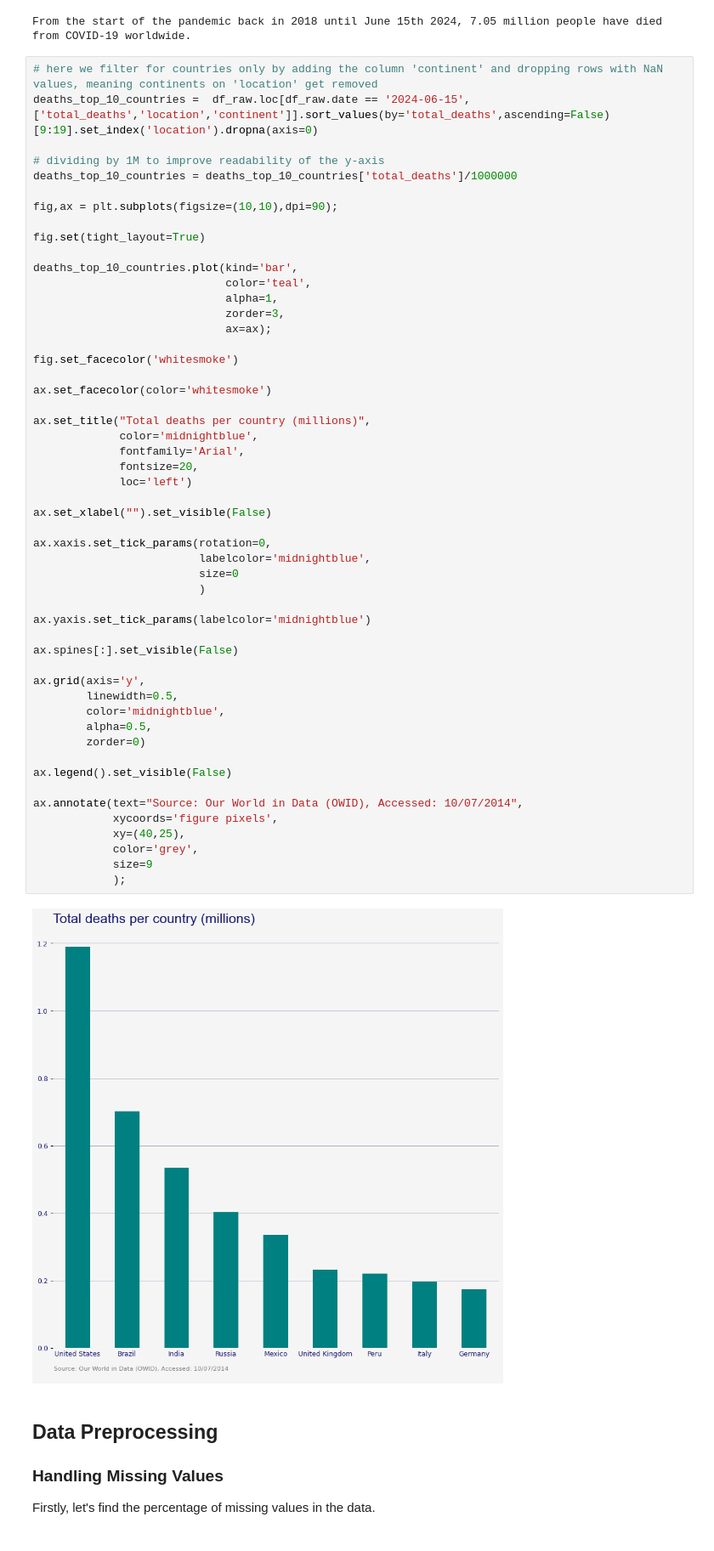
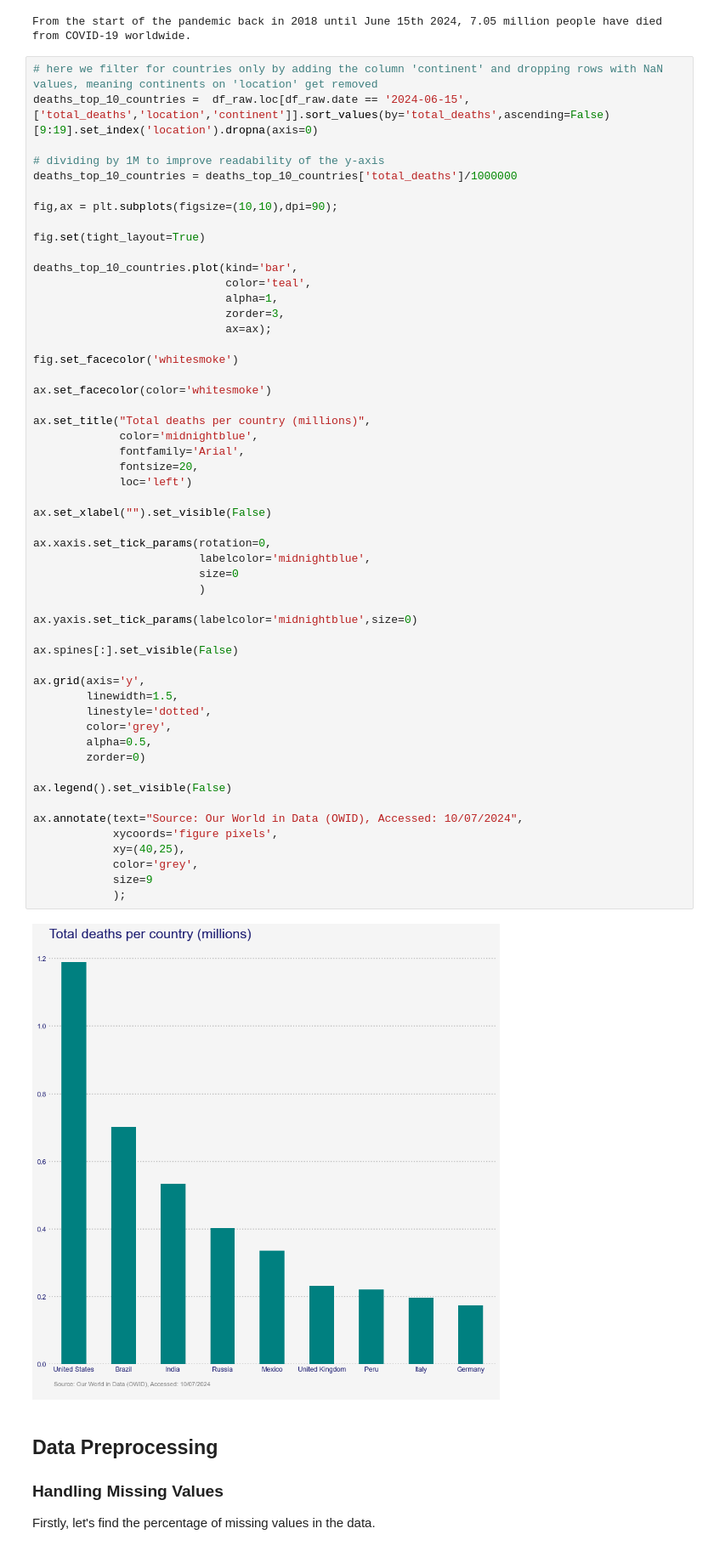
Before and after one commit to pedrohfm/dsnp, a Jupyter notebook: data-visualisation/covid-19-overview-in-brazil.ipynb, the cells around one changed output. Shown at 85% size. Saved outputs shown, nothing was run; the diff lists cells and outputs as text.

Commit message:
data-storytelling

```diff
--- a/data-visualisation/covid-19-overview-in-brazil.ipynb
+++ b/data-visualisation/covid-19-overview-in-brazil.ipynb
@@ -218,38 +212,39 @@ fig.set_facecolor('whitesmoke')
 ax.set_facecolor(color='whitesmoke')
 
 ax.set_title("Total deaths per country (millions)",
              color='midnightblue',
              fontfamily='Arial',
              fontsize=20,
              loc='left')
 
 ax.set_xlabel("").set_visible(False)
 
 ax.xaxis.set_tick_params(rotation=0,
                          labelcolor='midnightblue',
                          size=0
                          )
 
-ax.yaxis.set_tick_params(labelcolor='midnightblue')
+ax.yaxis.set_tick_params(labelcolor='midnightblue',size=0)
 
 ax.spines[:].set_visible(False)
 
 ax.grid(axis='y',
-        linewidth=0.5,
-        color='midnightblue',
+        linewidth=1.5,
+        linestyle='dotted',
+        color='grey',
         alpha=0.5,
         zorder=0)
 
 ax.legend().set_visible(False)
 
-ax.annotate(text="Source: Our World in Data (OWID), Accessed: 10/07/2014",
+ax.annotate(text="Source: Our World in Data (OWID), Accessed: 10/07/2024",
             xycoords='figure pixels',
             xy=(40,25),
             color='grey',
             size=9
             );
 # %% [output]
-[figure, old version]
+[figure, new version]
 # %% [markdown]
 ## Data Preprocessing
 
```
Also changed, not shown: parts of 17 cells of this notebook, 1 other file.
